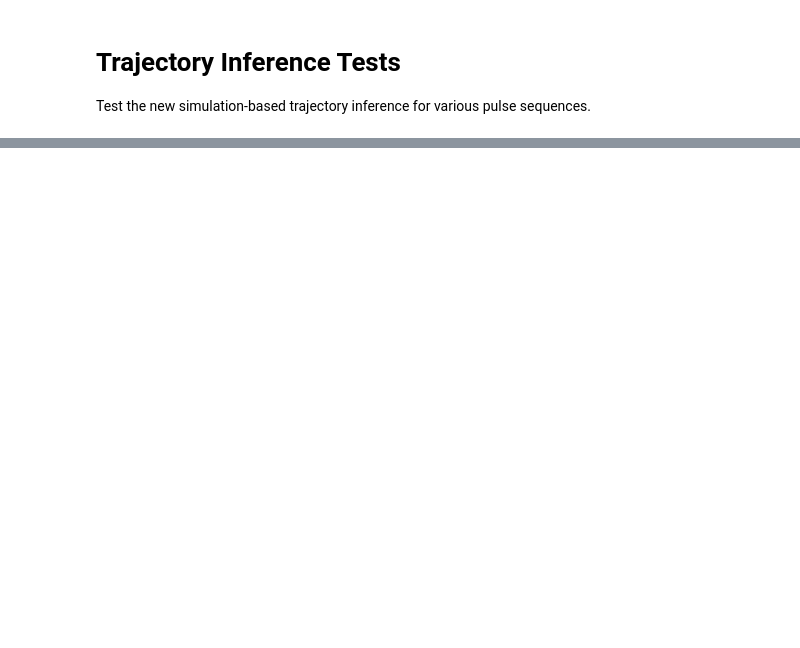
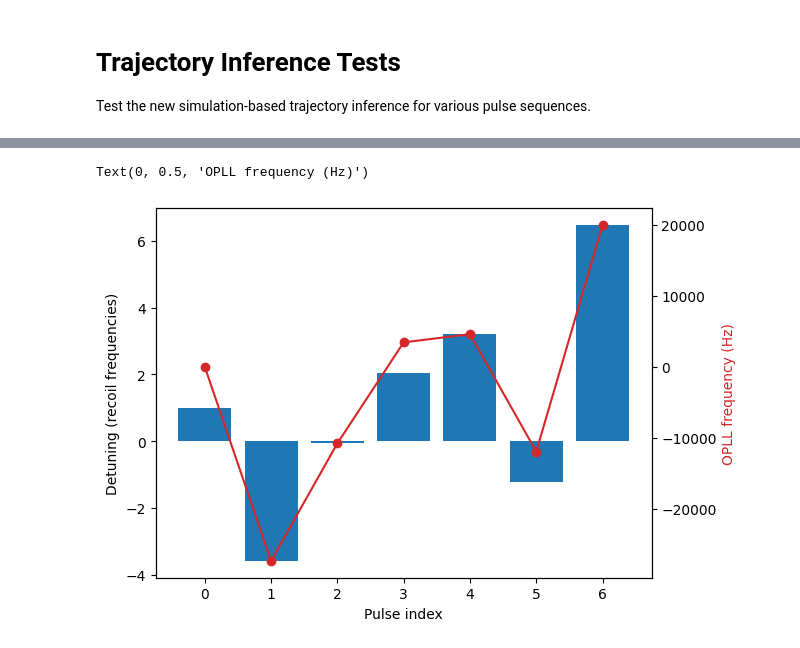
Before and after one commit to charlesbaynham/LMT_sim_scratch, a Jupyter notebook: notebooks/true_LMT_trajectory.ipynb, the cells around one changed output, grey strips where cells are left out. Saved outputs shown, nothing was run; the diff lists cells and outputs as text; code cells hidden in the pictures; blank space fills up the shorter version.

```diff
--- a/notebooks/true_LMT_trajectory.ipynb
+++ b/notebooks/true_LMT_trajectory.ipynb
@@ -182,15 +178,15 @@ durations = durations_mu * 1e-9
 F_CLOCK_HZ = 429_228_004_229_872.99
 GRAVITY_DOPPLER_PER_SEC_CLOCK = F_CLOCK_HZ * scipy_constants.g / scipy_constants.c
 
-k_beam = is_up * 2 - 1
-shifts_from_gravity_hz = GRAVITY_DOPPLER_PER_SEC_CLOCK * timestamps * k_beam
-opll_hz = opll_hz - shifts_from_gravity_hz
+# k_beam = is_up * 2 - 1
+# shifts_from_gravity_hz = GRAVITY_DOPPLER_PER_SEC_CLOCK * timestamps * k_beam
+# opll_hz = opll_hz - shifts_from_gravity_hz
 
 
 for i, (
     this_is_up,
     this_timestamp,
-    this_duration_mu,
+    this_duration,
     this_opll_hz,
     this_beam_hz,
 ) in enumerate(zip(is_up, timestamps, durations, opll_hz, beam_hz)):
@@ -205,14 +201,13 @@ for i, (
         t_now = this_timestamp
 
     k = +1 if this_is_up else -1
-    duration = this_duration_mu * 1e-9
     detuning_hz = this_opll_hz + this_beam_hz - centre_freq_hz
 
     # Assume that the pulses are all correctly calibrated pi or pi/2 pulses
-    if is_pi_pulse(this_duration_mu):
-        rabi_freq_hz = 1 / (2 * duration)
+    if is_pi_pulse(this_duration):
+        rabi_freq_hz = 1 / (2 * this_duration)
     else:
-        rabi_freq_hz = 1 / (4 * duration)
+        rabi_freq_hz = 1 / (4 * this_duration)
 
     pulse = seq.Pulse(
         k=k,
@@ -220,14 +215,11 @@ for i, (
         phi=0.0,
         label="LMT",
         rabi_frequency=rabi_freq_hz,
-        duration=duration,
+        duration=this_duration,
     )
-    t_now += duration
+    t_now += this_duration
     sequence.append(pulse)
 
-    # if i > 30:
-    #     break
 
 # Skip the first freefall
 sequence = sequence[1:]
-sequence = add_true_lmt_clearouts(sequence)
@@ -235,0 +228,3 @@ ValueError: Expected exactly one velocity-selection pulse in extracted sequence
+# %%
+sequence = sequence[:15]
+sequence
@@ -236,2 +247,25 @@ ValueError: Expected exactly one velocity-selection pulse in extracted sequence
+# %%
+detunings = [pulse.detuning_hz for pulse in sequence if isinstance(pulse, seq.Pulse)]
+detunings = np.array(detunings) / sim.RECOIL_FREQUENCY_HZ
+
+plt.bar(range(len(detunings)), detunings)
+
+ax1 = plt.gca()
+ax2 = ax1.twinx()
+
+ax2.plot(
+    range(len(detunings)),
+    opll_hz[: len(detunings)] - opll_hz[0],
+    color="tab:red",
+    marker="o",
+    linewidth=1.5,
+)
+
+ax1.set_xlabel("Pulse index")
+ax1.set_ylabel("Detuning (recoil frequencies)")
+ax2.set_ylabel("OPLL frequency (Hz)", color="tab:red")
+# %% [output]
+Text(0, 0.5, 'OPLL frequency (Hz)')
+[figure, added]
 # %%
 seq.compute_spacetime_trajectory(sequence, plot=True, max_branches=20)
```
Also changed, not shown: parts of 8 cells of this notebook.
